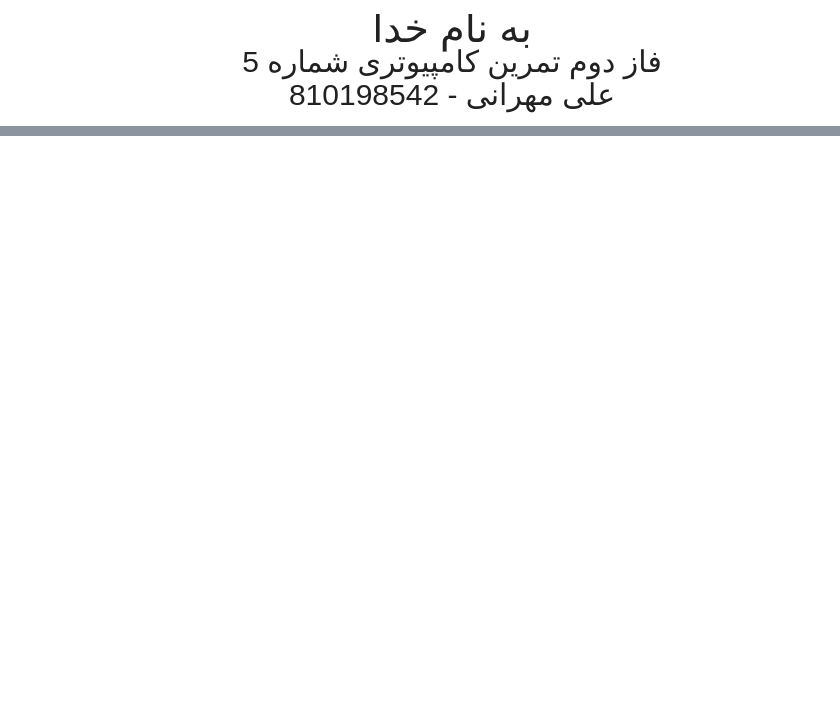
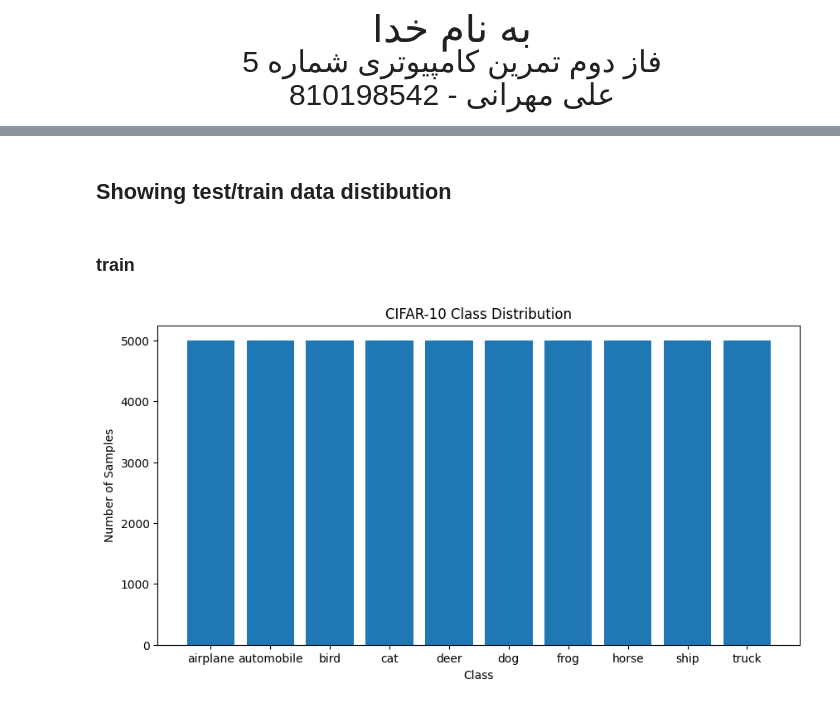
Before and after one commit to alimrn001/AI-CA5, a Jupyter notebook: Phase-2/CA5-P2.ipynb, the cells around one changed output, grey strips where cells are left out. Drawn from its saved outputs; the diff is of its cells as text; code cells hidden in the pictures; blank space fills up the shorter version.

```diff
--- a/Phase-2/CA5-P2.ipynb
+++ b/Phase-2/CA5-P2.ipynb
@@ -8,0 +44,17 @@ ModuleNotFoundError: No module named 'tensorflow'
+# %% [markdown]
+## Showing test/train data distibution
+# %% [markdown]
+### train
+# %%
+unique_labels, label_counts = np.unique(y_train, return_counts=True)
+
+# Plot the label counts
+plt.figure(figsize=(10,5))
+plt.bar(unique_labels, label_counts)
+plt.xticks(unique_labels, class_names)
+plt.xlabel('Class')
+plt.ylabel('Number of Samples')
+plt.title('CIFAR-10 Class Distribution')
+plt.show()
+# %% [output]
+[figure, added]
```
Also changed, not shown: parts of 17 cells of this notebook.
